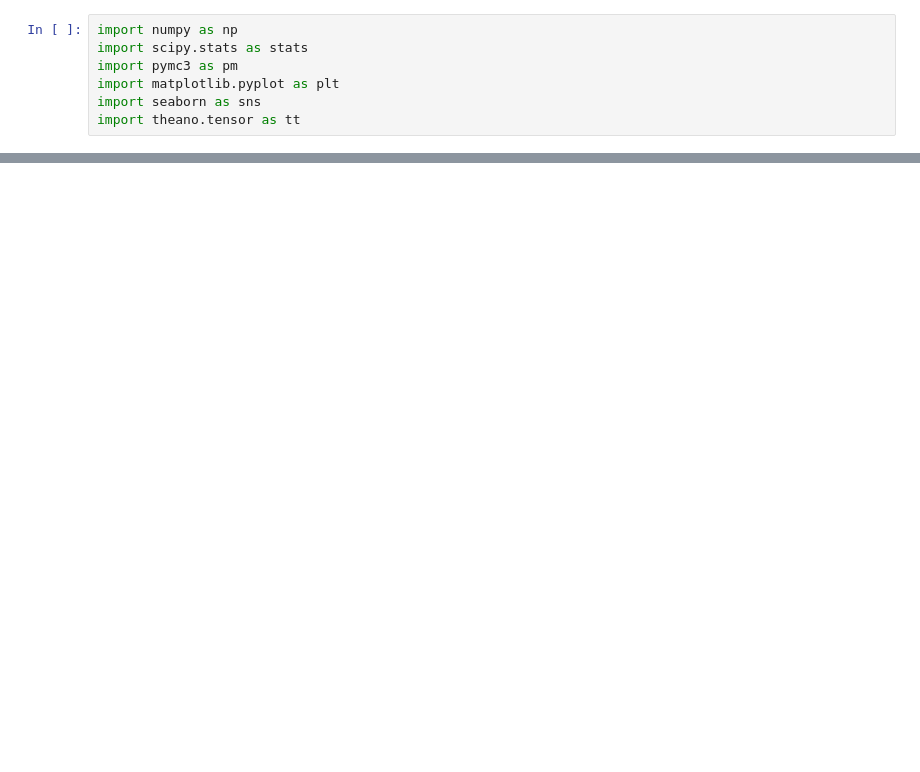
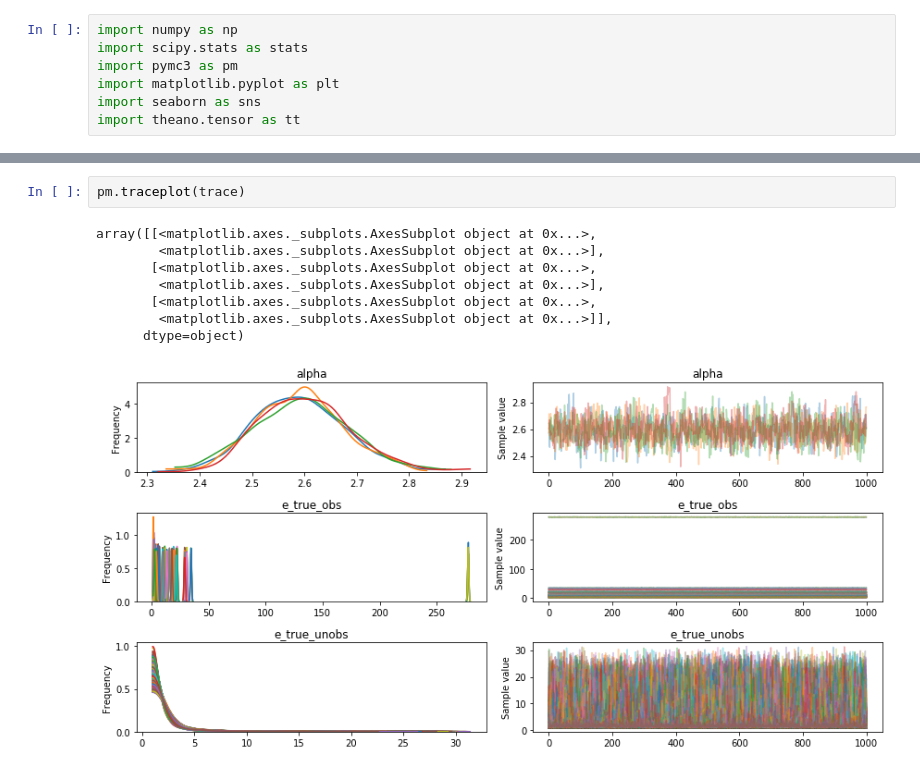
Before and after one commit to specktakel/hierarchical_nu, a Jupyter notebook: sandbox/sampling_bias.ipynb, the cells around one changed output, grey strips where cells are left out. Cells and saved outputs as stored; diff of their text form; blank space fills up the shorter version.

```diff
--- a/sandbox/sampling_bias.ipynb
+++ b/sandbox/sampling_bias.ipynb
@@ -76,3 +127,14 @@ NUTS: [e_true, alpha]
+# %%
+pm.traceplot(trace)
+# %% [output]
+array([[<matplotlib.axes._subplots.AxesSubplot object at 0x...>,
+        <matplotlib.axes._subplots.AxesSubplot object at 0x...>],
+       [<matplotlib.axes._subplots.AxesSubplot object at 0x...>,
+        <matplotlib.axes._subplots.AxesSubplot object at 0x...>],
+       [<matplotlib.axes._subplots.AxesSubplot object at 0x...>,
+        <matplotlib.axes._subplots.AxesSubplot object at 0x...>]],
+      dtype=object)
+[figure, added]
 # %%
 ax = pm.plot_posterior(trace["alpha"])
 # %% [output]
```
Also changed, not shown: parts of 26 cells of this notebook.
